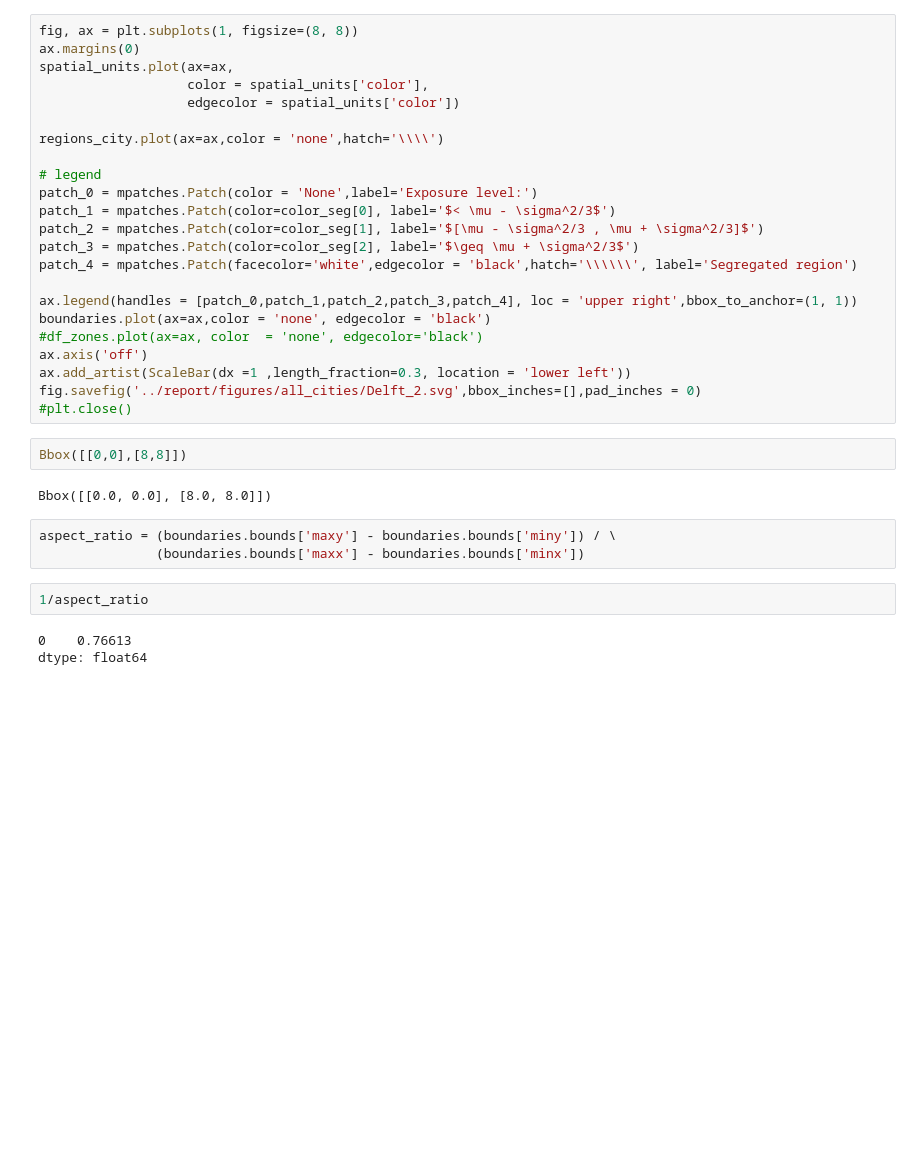
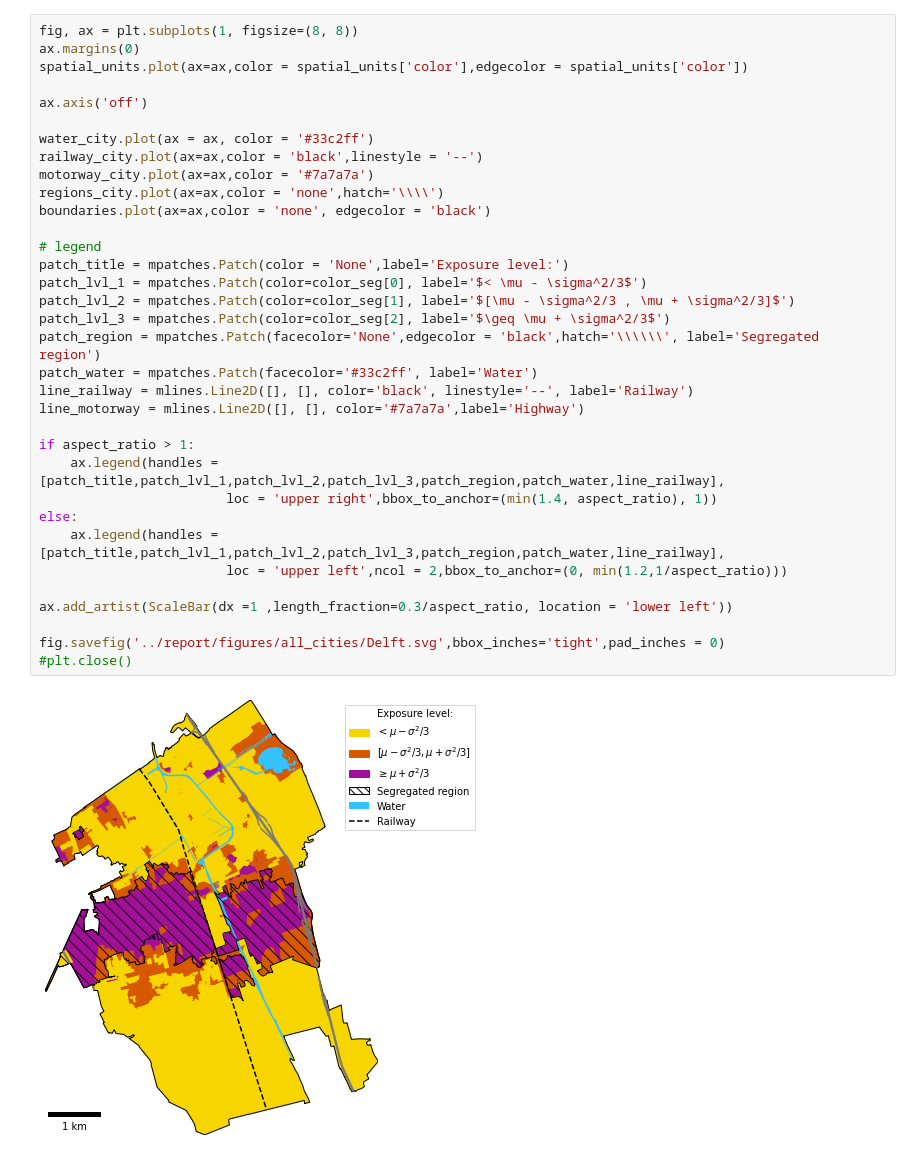
Before and after one commit to spierenbu/res_seg_NTH, a Jupyter notebook: plot_map_per_city.ipynb, the cells around one changed output. Drawn from its saved outputs; the diff is of its cells as text; blank space fills up the shorter version.

Commit message:
first version for the plot per city.

```diff
--- a/plot_map_per_city.ipynb
+++ b/plot_map_per_city.ipynb
@@ -33,35 +48,36 @@ spatial_units['color'] = spatial_units['color'].mask(spatial_units['exp_norm'] >
 # %%
 fig, ax = plt.subplots(1, figsize=(8, 8))
 ax.margins(0)
-spatial_units.plot(ax=ax,
-                   color = spatial_units['color'],
-                   edgecolor = spatial_units['color'])
+spatial_units.plot(ax=ax,color = spatial_units['color'],edgecolor = spatial_units['color'])
 
+ax.axis('off')
+
+water_city.plot(ax = ax, color = '#33c2ff')
+railway_city.plot(ax=ax,color = 'black',linestyle = '--')
+motorway_city.plot(ax=ax,color = '#7a7a7a')
 regions_city.plot(ax=ax,color = 'none',hatch='\\\\')
+boundaries.plot(ax=ax,color = 'none', edgecolor = 'black')
 
 # legend
-patch_0 = mpatches.Patch(color = 'None',label='Exposure level:')
-patch_1 = mpatches.Patch(color=color_seg[0], label='$< \mu - \sigma^2/3$')
-patch_2 = mpatches.Patch(color=color_seg[1], label='$[\mu - \sigma^2/3 , \mu + \sigma^2/3]$')
-patch_3 = mpatches.Patch(color=color_seg[2], label='$\geq \mu + \sigma^2/3$')
-patch_4 = mpatches.Patch(facecolor='white',edgecolor = 'black',hatch='\\\\\\', label='Segregated region')
+patch_title = mpatches.Patch(color = 'None',label='Exposure level:')
+patch_lvl_1 = mpatches.Patch(color=color_seg[0], label='$< \mu - \sigma^2/3$')
+patch_lvl_2 = mpatches.Patch(color=color_seg[1], label='$[\mu - \sigma^2/3 , \mu + \sigma^2/3]$')
+patch_lvl_3 = mpatches.Patch(color=color_seg[2], label='$\geq \mu + \sigma^2/3$')
+patch_region = mpatches.Patch(facecolor='None',edgecolor = 'black',hatch='\\\\\\', label='Segregated region')
+patch_water = mpatches.Patch(facecolor='#33c2ff', label='Water')
+line_railway = mlines.Line2D([], [], color='black', linestyle='--', label='Railway')
+line_motorway = mlines.Line2D([], [], color='#7a7a7a',label='Highway')
 
-ax.legend(handles = [patch_0,patch_1,patch_2,patch_3,patch_4], loc = 'upper right',bbox_to_anchor=(1, 1))
-boundaries.plot(ax=ax,color = 'none', edgecolor = 'black')
-#df_zones.plot(ax=ax, color  = 'none', edgecolor='black')
-ax.axis('off')
-ax.add_artist(ScaleBar(dx =1 ,length_fraction=0.3, location = 'lower left'))
-fig.savefig('../report/figures/all_cities/Delft_2.svg',bbox_inches=[],pad_inches = 0)
+if aspect_ratio > 1:
+    ax.legend(handles = [patch_title,patch_lvl_1,patch_lvl_2,patch_lvl_3,patch_region,patch_water,line_railway],
+                        loc = 'upper right',bbox_to_anchor=(min(1.4, aspect_ratio), 1))
+else:
+    ax.legend(handles = [patch_title,patch_lvl_1,patch_lvl_2,patch_lvl_3,patch_region,patch_water,line_railway],
+                        loc = 'upper left',ncol = 2,bbox_to_anchor=(0, min(1.2,1/aspect_ratio)))
+
+ax.add_artist(ScaleBar(dx =1 ,length_fraction=0.3/aspect_ratio, location = 'lower left'))
+
+fig.savefig('../report/figures/all_cities/Delft.svg',bbox_inches='tight',pad_inches = 0)
 #plt.close()
+# %% [output]
+[figure, added]
-# %%
-Bbox([[0,0],[8,8]])
-# %% [output]
-Bbox([[0.0, 0.0], [8.0, 8.0]])
-# %%
-aspect_ratio = (boundaries.bounds['maxy'] - boundaries.bounds['miny']) / \
-               (boundaries.bounds['maxx'] - boundaries.bounds['minx'])
-# %%
-1/aspect_ratio
-# %% [output]
-0    0.76613
-dtype: float64
```
Also changed, not shown: parts of 12 cells of this notebook.
